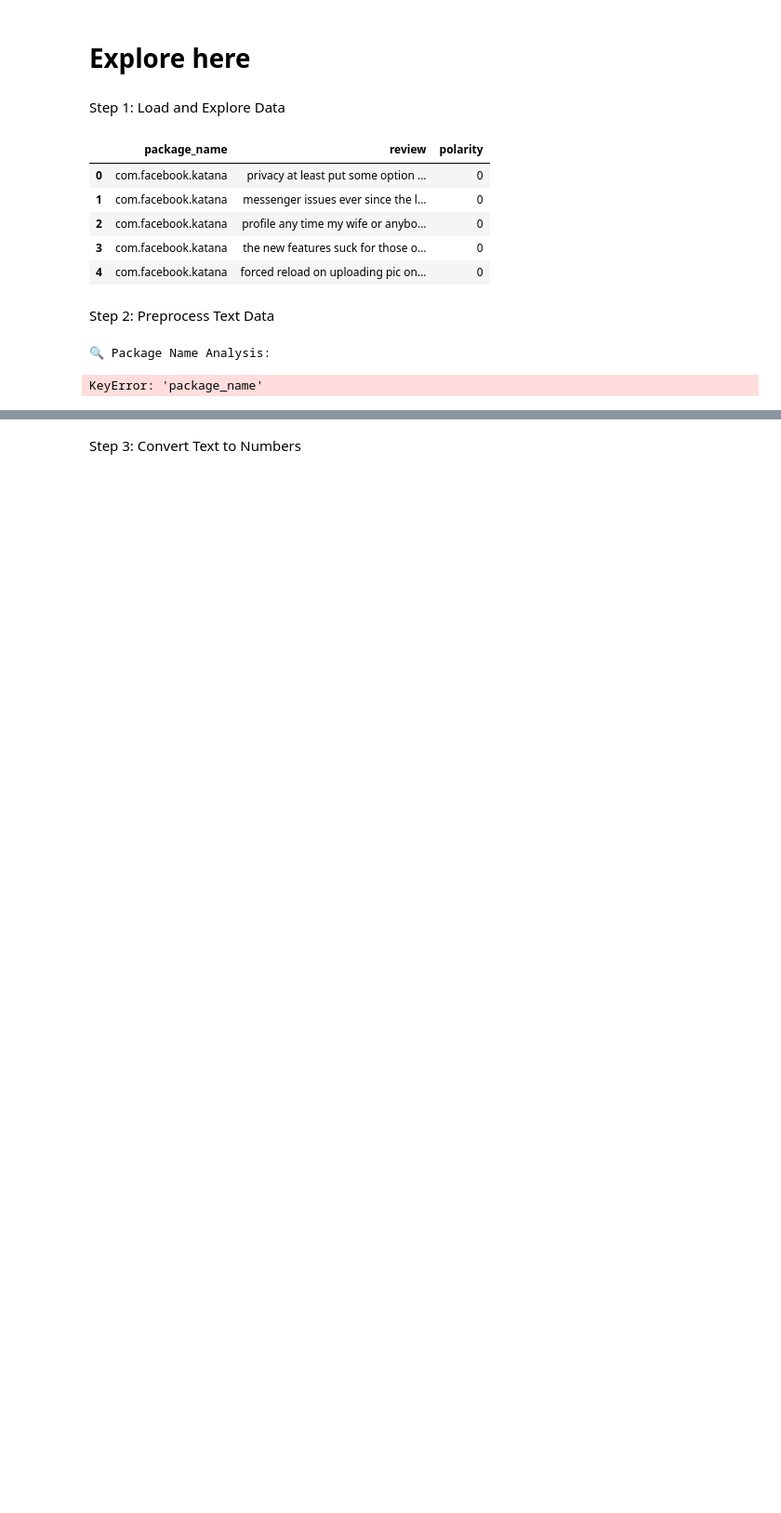
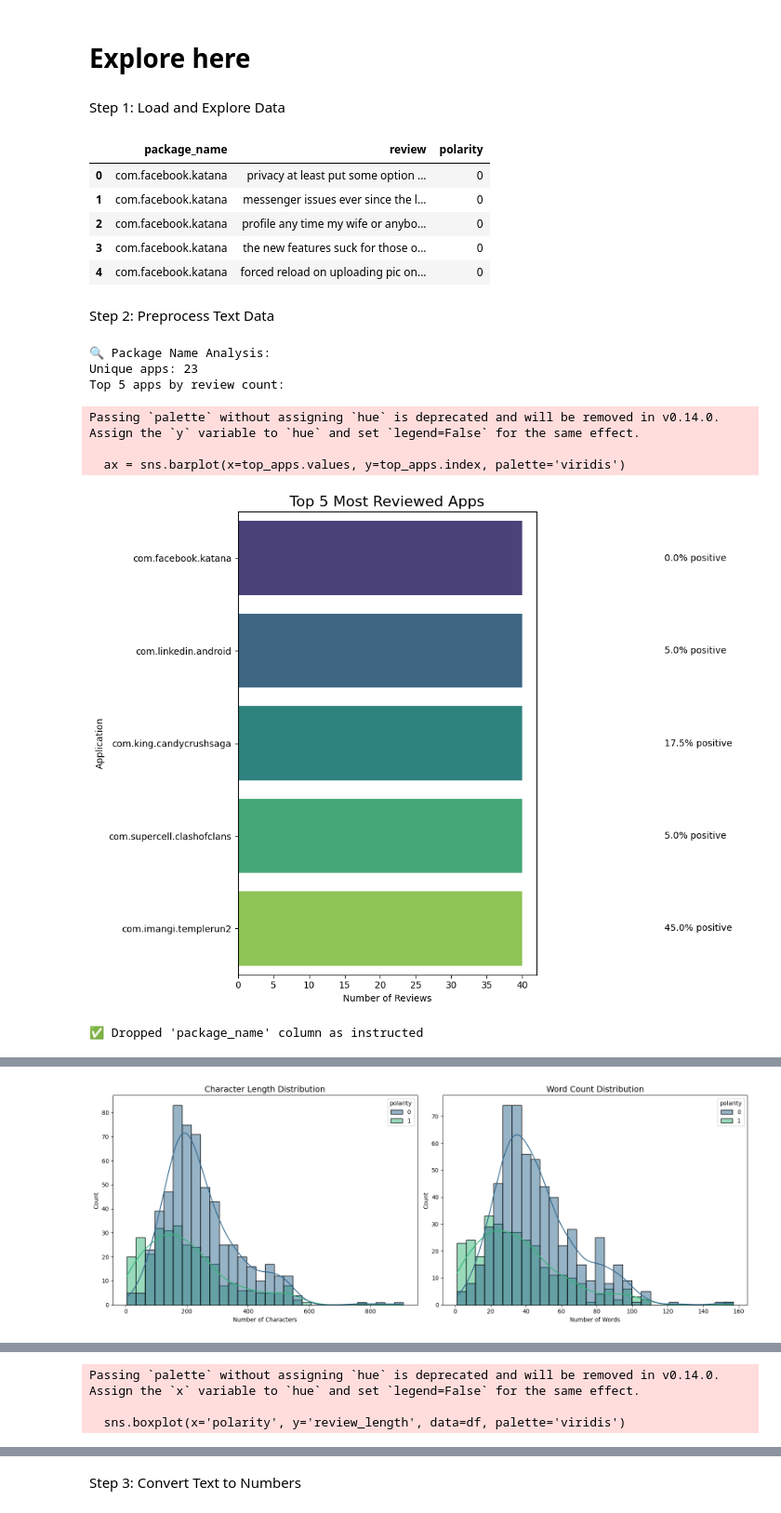
Before and after one commit to 4GeeksAcademy/BakuDShaggy-Naive-Bayes, a Jupyter notebook: src/explore.ipynb, the cells around one changed output, grey strips where cells are left out. Shown at 93% size. Cells and saved outputs as stored; diff of their text form; code cells hidden in the pictures; blank space fills up the shorter version.

Commit message:
final tests

```diff
--- a/src/explore.ipynb
+++ b/src/explore.ipynb
@@ -30,10 +30,6 @@ df.head()
 # %% [markdown]
 Step 2: Preprocess Text Data
 # %%
-# Remove irrelevant column
-df = df.drop(columns=['package_name'])
-
-# Clean text: lowercase + remove extra spaces
 df['review'] = df['review'].str.strip().str.lower()
 
 # --- 1. Package Analysis ---
@@ -59,11 +55,11 @@ for i, app in enumerate(top_apps.index):
 plt.tight_layout()
 plt.show()
 
-# --- 2. Remove package column ---
+# --- Remove package column ---
 df = df.drop(columns=['package_name'])
 print("✅ Dropped 'package_name' column as instructed")
 
-# --- 3. Sentiment Distribution ---
+# --- 2. Sentiment Distribution ---
 plt.figure(figsize=(10, 6))
 ax = sns.countplot(x='polarity', data=df, palette='viridis', hue='polarity', legend=False)
 plt.title('Sentiment Distribution (0=Negative, 1=Positive)', fontsize=16)
@@ -79,7 +75,7 @@ for p in ax.patches:
     ax.annotate(percentage, (x, y), ha='center', fontsize=10)
 plt.show()
 
-# --- 4. Review Length Analysis ---
+# --- 3. Review Length Analysis ---
 df['review_length'] = df['review'].apply(len)
 df['word_count'] = df['review'].apply(lambda x: len(x.split()))
 
@@ -96,7 +92,7 @@ axes[1].set_xlabel('Number of Words')
 plt.tight_layout()
 plt.show()
 
-# --- 5. Word Clouds ---
+# --- 4. Word Clouds ---
 fig, axes = plt.subplots(1, 2, figsize=(18, 8))
 positive_text = " ".join(df[df['polarity']==1]['review'])
 negative_text = " ".join(df[df['polarity']==0]['review'])
@@ -107,37 +103,40 @@ axes[0].imshow(positive_wc)
 axes[0].set_title('Positive Reviews - Top 100 Words', fontsize=16)
 axes[0].axis('off')
 
 negative_wc = WordCloud(width=600, height=400, background_color='white',
                         colormap='plasma', max_words=100).generate(negative_text)
 axes[1].imshow(negative_wc)
 axes[1].set_title('Negative Reviews - Top 100 Words', fontsize=16)
 axes[1].axis('off')
 plt.tight_layout()
 plt.show()
 
-# --- 6. Sentiment vs Length ---
+# --- 5. Sentiment vs Length ---
 plt.figure(figsize=(10, 6))
 sns.boxplot(x='polarity', y='review_length', data=df, palette='viridis')
 plt.title('Review Length vs. Sentiment', fontsize=16)
 plt.xlabel('Sentiment (0=Negative, 1=Positive)')
 plt.ylabel('Character Count')
 plt.show()
 
 # Correlation calculation
 corr = df[['polarity', 'review_length']].corr().iloc[0,1]
 print(f"\n📊 Correlation between sentiment and review length: {corr:.4f} (near zero = no relationship)")
 
-# --- 7. Cleanup before modeling ---
+# --- 6. Cleanup before modeling ---
 df = df.drop(columns=['review_length', 'word_count'])
 print("✅ Temporary columns dropped")
 
-
-# Drop temporary columns before modeling
-df = df.drop(columns=['review_length', 'word_count'])
-# Split data
 X = df['review']
 y = df['polarity']
 X_train, X_test, y_train, y_test = train_test_split(X, y, test_size=0.2, random_state=42)
+print("✅ Data split into training and test sets")
 # %% [output]
 🔍 Package Name Analysis:
+Unique apps: 23
+Top 5 apps by review count:
-KeyError: 'package_name'
+Passing `palette` without assigning `hue` is deprecated and will be removed in v0.14.0. Assign the `y` variable to `hue` and set `legend=False` for the same effect.
+
+  ax = sns.barplot(x=top_apps.values, y=top_apps.index, palette='viridis')
+[figure, added]
+✅ Dropped 'package_name' column as instructed
@@ -143,0 +144 @@ KeyError: 'package_name'
+[figure, added]
@@ -143,0 +146,3 @@ KeyError: 'package_name'
+Passing `palette` without assigning `hue` is deprecated and will be removed in v0.14.0. Assign the `x` variable to `hue` and set `legend=False` for the same effect.
+
+  sns.boxplot(x='polarity', y='review_length', data=df, palette='viridis')
```
Also changed, not shown: parts of 4 cells of this notebook, 2 other files.
